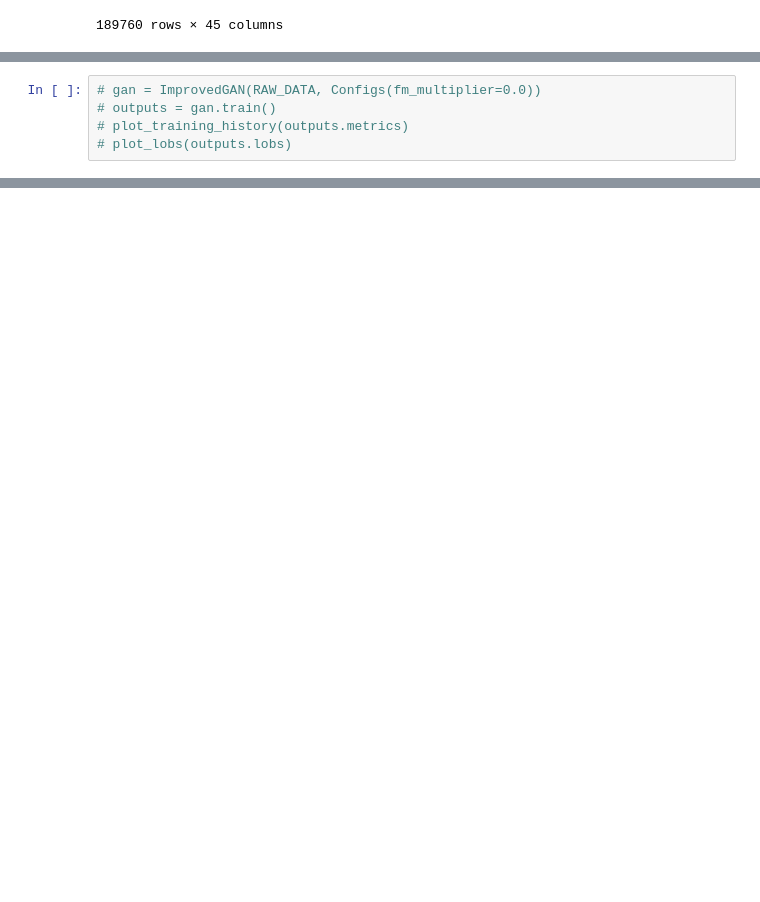
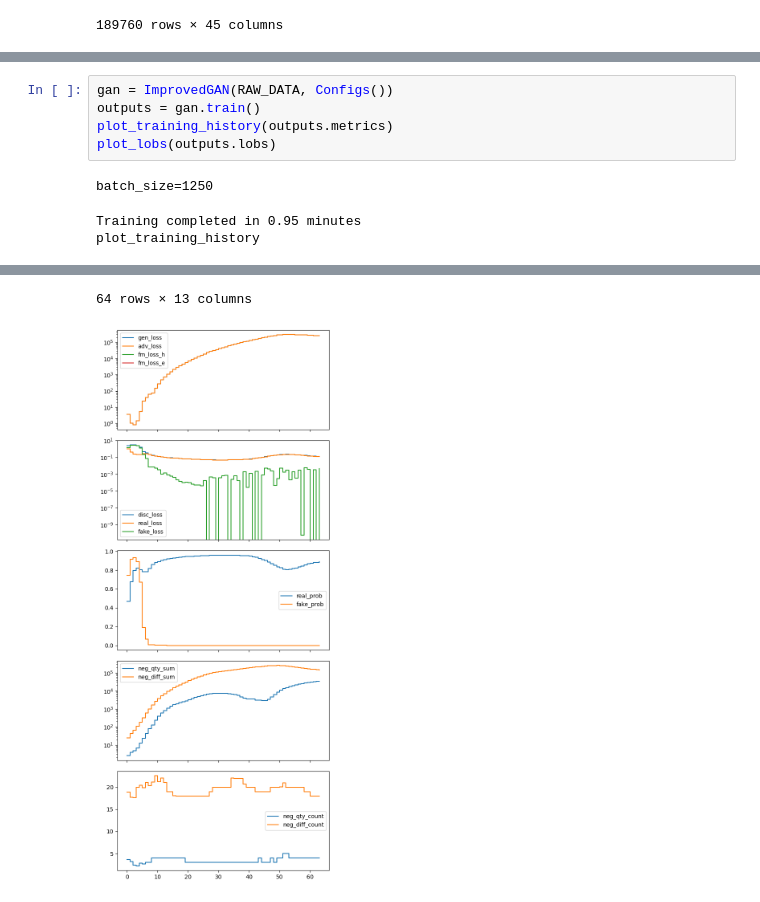
Before and after one commit to JiaShengg/DSA5204-Group-9, a Jupyter notebook: lob_gan.ipynb, the cells around one changed output, grey strips where cells are left out. Cells and saved outputs as stored; diff of their text form; blank space fills up the shorter version.

```diff
--- a/lob_gan.ipynb
+++ b/lob_gan.ipynb
@@ -67,5 +67,9 @@ Wall time: 541 ms
 # %%
-# gan = ImprovedGAN(RAW_DATA, Configs(fm_multiplier=0.0))
-# outputs = gan.train()
-# plot_training_history(outputs.metrics)
-# plot_lobs(outputs.lobs)
+gan = ImprovedGAN(RAW_DATA, Configs())
+outputs = gan.train()
+plot_training_history(outputs.metrics)
+plot_lobs(outputs.lobs)
+# %% [output]
+batch_size=1250
+Training completed in 0.95 minutes
+plot_training_history
@@ -71,0 +88,2 @@ Wall time: 541 ms
+64 rows × 13 columns
+[figure, added]
```
Also changed, not shown: parts of 5 cells of this notebook, 1 other file.
